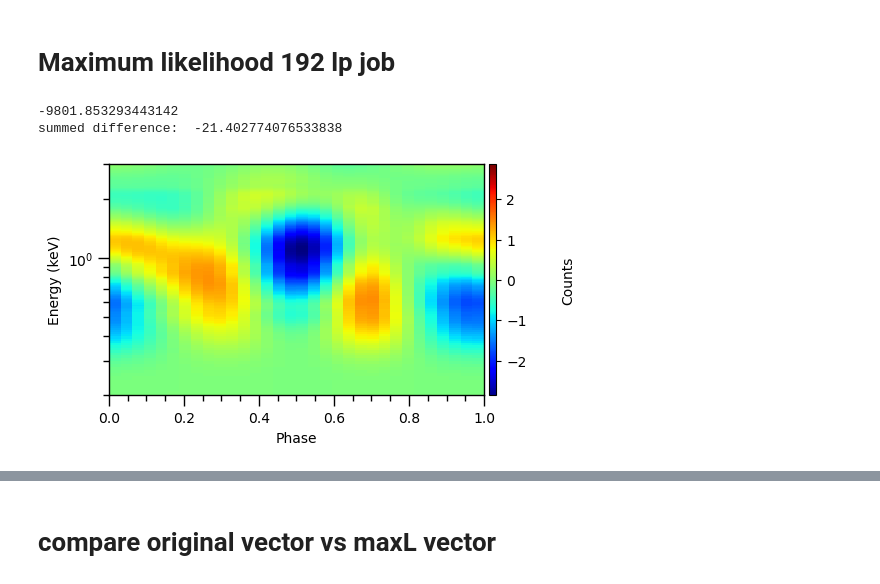
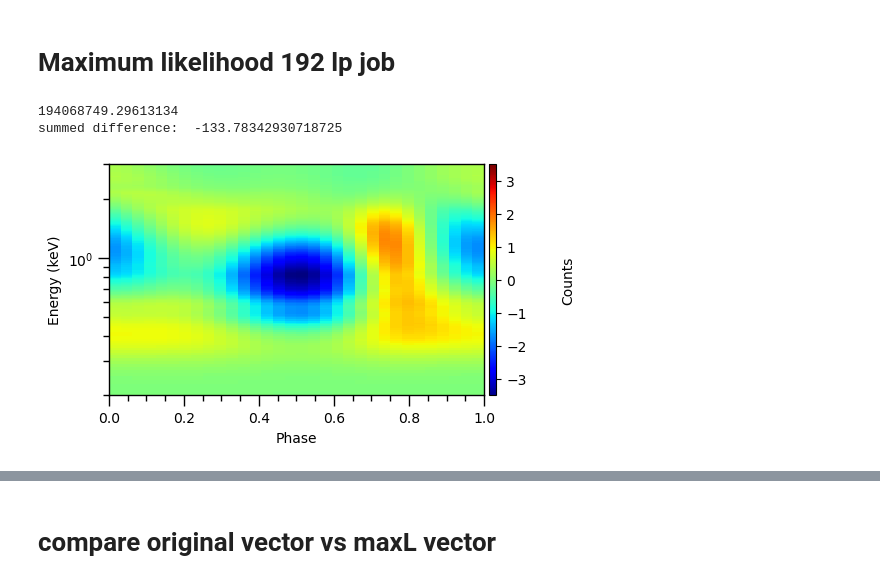
Before and after one commit to Basdorsman/xpsi, a Jupyter notebook: AMXPs/J1808_synthetic/Notebooks/compare_original_maxL.ipynb, the cells around one changed output, grey strips where cells are left out. Cells and saved outputs as stored; diff of their text form; code cells hidden in the pictures.

Commit message:
fixed bg likelihood run done

```diff
--- a/AMXPs/J1808_synthetic/Notebooks/compare_original_maxL.ipynb
+++ b/AMXPs/J1808_synthetic/Notebooks/compare_original_maxL.ipynb
@@ -149,60 +129,74 @@ print(np.sum((ST.data.counts-expected_counts2)))
 # 0.334581240206683672E+00,
 # 0.147006720245396834E-02,
 # 0.738928142100897958E+02,
 # 0.119092736886722195E+01,
 # 0.670045739653590822E+01,
 # 0.121213084628677747E+01]
 
-P_MaxL_NP_192 = [0.159541871493433973E+01,
-0.103217607341850268E+02,
-0.348596939961232444E+01,
-0.546166856071860551E+00,
--0.528761454159420996E-02,
-0.105021979369667684E+01,
-0.313327751326617054E+00,
-0.129295039715317858E-02,
-0.415074685360910678E+02,
-0.153428372501099131E+01,
-0.666247831762742670E+01,
-0.100173397883003434E+01]
+# P_MaxL_NP_192 = [0.159541871493433973E+01,
+# 0.103217607341850268E+02,
+# 0.348596939961232444E+01,
+# 0.546166856071860551E+00,
+# -0.528761454159420996E-02,
+# 0.105021979369667684E+01,
+# 0.313327751326617054E+00,
+# 0.129295039715317858E-02,
+# 0.415074685360910678E+02,
+# 0.153428372501099131E+01,
+# 0.666247831762742670E+01,
+# 0.100173397883003434E+01]
 
 # P_sfac10_np = [0.161918804730604338E+01,
 # 0.113568614792697762E+02,
 # 0.350052587043986385E+01,
 # 0.164820916286745167E+00,
 # 0.481332648124821461E-02,
 # 0.683364603964798034E+00,
 # 0.301653772232013562E+00,
 # 0.128105478746190623E-02,
 # 0.142029308561448403E+03,
 # 0.823422731908273531E+00,
 # 0.669101698459687988E+01,
 # 0.124634548503898590E+01]
 
-P_no_bg_no_sp = [0.179574651988271583E+01,
-0.116404571293141483E+02,
-0.343953848316392152E+01,
-0.113148997662499945E+00,
--0.365438177746274517E-02,
-0.720120042748522482E+00,
-0.285291972400469052E+00,
-0.131330143641136365E-02,
-0.696323599549771899E+02,
-0.102854131958262673E+01,
-0.667632969432271040E+01,
-0.139598328281685236E+01]
+# P_no_bg_no_sp = [0.179574651988271583E+01,
+# 0.116404571293141483E+02,
+# 0.343953848316392152E+01,
+# 0.113148997662499945E+00,
+# -0.365438177746274517E-02,
+# 0.720120042748522482E+00,
+# 0.285291972400469052E+00,
+# 0.131330143641136365E-02,
+# 0.696323599549771899E+02,
+# 0.102854131958262673E+01,
+# 0.667632969432271040E+01,
+# 0.139598328281685236E+01]
+
+given_bg = [0.149088620131332639E+01,
+0.113390970016051522E+02,
+0.344128175202921716E+01,
+0.493895463200423268E+00,
+-0.165551915786074644E-02,
+0.841750683338661432E+00,
+0.258081757072923357E+00,
+0.128010657536884679E-02,
+0.118049283465624043E+03,
+0.962430056410098267E+00,
+0.668200333438867844E+01,
+0.116822614082632126E+01]
 
 
-print(ST.likelihood(P_no_bg_no_sp, reinitialise=True))
+
+print(ST.likelihood(given_bg, reinitialise=True))
 
 counts_maxl = ST.signal.expected_counts
 diff_maxl = counts_maxl-ST.data.counts
 plot_one_pulse(diff_maxl, ST.data.phases, ST.NICER.channel_edges)
 
 print('summed difference: ',np.sum((diff_maxl)))
 # %% [output]
--9801.853293443142
-summed difference:  -21.402774076533838
+194068749.29613134
+summed difference:  -133.78342930718725
-[figure, old version]
+[figure, new version]
 # %%
 np.sum(diff_maxl)
```
Also changed, not shown: parts of 24 cells of this notebook, 4 other files.
